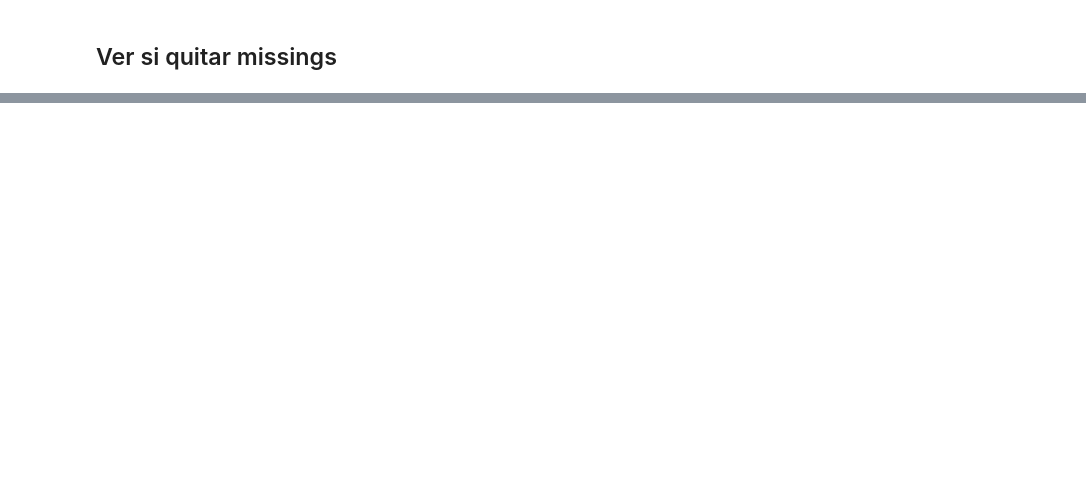
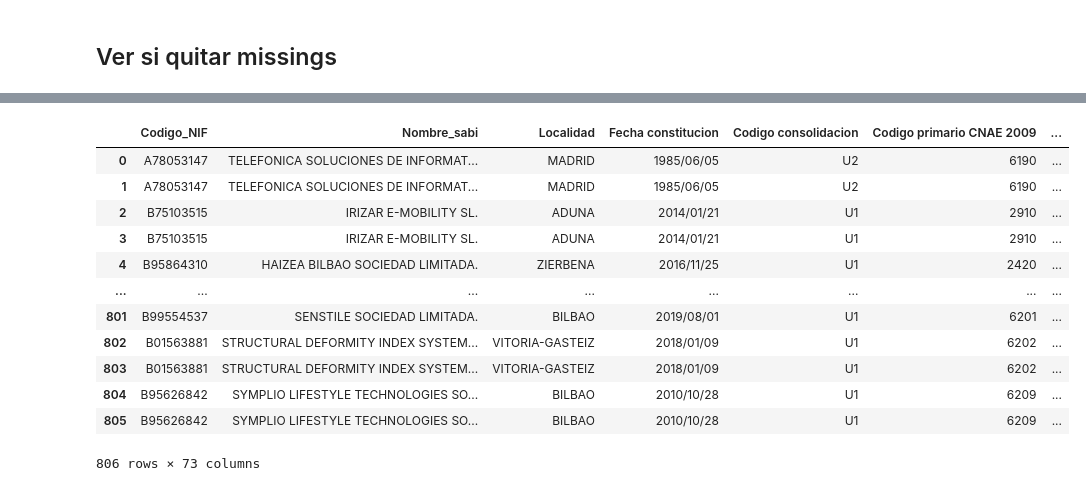
Before and after one commit to unaimleal/spri_reto_07_morado, a Jupyter notebook: preprocesamiento.ipynb, the cells around one changed output, grey strips where cells are left out. Drawn from its saved outputs; the diff is of its cells as text; code cells hidden in the pictures; blank space fills up the shorter version.

```diff
--- a/preprocesamiento.ipynb
+++ b/preprocesamiento.ipynb
@@ -94,9 +123,5 @@ print(df_sabi_2.iloc[indices_missings,:])
 # %% [markdown]
 ## Ver si quitar missings
-# %%
-# eliminamos las filas con 39 missing values y con 20 (1)
-# Son empresas que no tienen datos para el año 2020
-df_sabi_2 = df_sabi_2.drop(df_sabi_2.index[df_sabi_2.isna().sum(axis=1)[df_sabi_2.isna().sum(axis=1)>18].index])
 # %%
 print(df_dealroom.isna().sum())
 # %% [output]
@@ -121,0 +204,14 @@ dtype: int64
+# %%
+# Convertimos la primera letra de cada palabra a mayuscula
+df_dealroom['last_funding_date']= df_dealroom['last_funding_date'].str.capitalize()
+df_dealroom['first_funding_date']= df_dealroom['first_funding_date'].str.capitalize()
+# hay un valor de fecha que aparece solo el año, lo pasamos a formato mes/año
+indice = df_dealroom[df_dealroom['last_funding_date']=='2021'].index[0]
+df_dealroom.at[indice, 'last_funding_date'] = 'Jan/2021'
+indice = df_dealroom[df_dealroom['first_funding_date']=='2003'].index[0]
+df_dealroom.at[indice, 'first_funding_date'] = 'Jan/2003'
+indice = df_dealroom[df_dealroom['first_funding_date']=='2017'].index[0]
+df_dealroom.at[indice, 'first_funding_date'] = 'Jan/2017'
+# pasamos las fechas a datetime
+df_dealroom['last_funding_date']= pd.to_datetime(df_dealroom['last_funding_date'], format='%b/%Y')
+df_dealroom['first_funding_date']= pd.to_datetime(df_dealroom['first_funding_date'], format='%b/%Y')
@@ -122,3 +225,7 @@ dtype: int64
+# %%
+# pasamos b2b a 1 y b2c a 0
+df_dealroom['b2b']= df_dealroom['b2b_b2c'].map({'business':1})
+df_dealroom['b2c']= df_dealroom['b2b_b2c'].map({'consumer':1})
 # %%
 # empleados_2= df_dealroom['n_empleados_dealroom']
 # empleados_1= df_sabi_2['Número empleados'][::2]
@@ -127,0 +233,20 @@ TypeError: 'numpy.ndarray' object is not callable
+# %%
+# juntamos los dos df_sabi
+df_sabi= pd.merge(df_sabi_1, df_sabi_2, on='Codigo_NIF', how='inner')
+# juntamos este df con el de dealroom
+df= pd.merge(df_sabi, df_dealroom, on='Codigo_NIF', how='inner')
+df
+# %% [output]
+|  | Codigo_NIF | Nombre_sabi | Localidad | Fecha constitucion | Codigo consolidacion | Codigo primario CNAE 2009 | ... |
+| 0 | A78053147 | TELEFONICA SOLUCIONES DE INFORMAT... | MADRID | 1985/06/05 | U2 | 6190 | ... |
+| 1 | A78053147 | TELEFONICA SOLUCIONES DE INFORMAT... | MADRID | 1985/06/05 | U2 | 6190 | ... |
+| 2 | B75103515 | IRIZAR E-MOBILITY SL. | ADUNA | 2014/01/21 | U1 | 2910 | ... |
+| 3 | B75103515 | IRIZAR E-MOBILITY SL. | ADUNA | 2014/01/21 | U1 | 2910 | ... |
+| 4 | B95864310 | HAIZEA BILBAO SOCIEDAD LIMITADA. | ZIERBENA | 2016/11/25 | U1 | 2420 | ... |
+| ... | ... | ... | ... | ... | ... | ... | ... |
+| 801 | B99554537 | SENSTILE SOCIEDAD LIMITADA. | BILBAO | 2019/08/01 | U1 | 6201 | ... |
+| 802 | B01563881 | STRUCTURAL DEFORMITY INDEX SYSTEM... | VITORIA-GASTEIZ | 2018/01/09 | U1 | 6202 | ... |
+| 803 | B01563881 | STRUCTURAL DEFORMITY INDEX SYSTEM... | VITORIA-GASTEIZ | 2018/01/09 | U1 | 6202 | ... |
+| 804 | B95626842 | SYMPLIO LIFESTYLE TECHNOLOGIES SO... | BILBAO | 2010/10/28 | U1 | 6209 | ... |
+| 805 | B95626842 | SYMPLIO LIFESTYLE TECHNOLOGIES SO... | BILBAO | 2010/10/28 | U1 | 6209 | ... |
+806 rows × 73 columns
```
Also changed, not shown: parts of 21 cells of this notebook.
